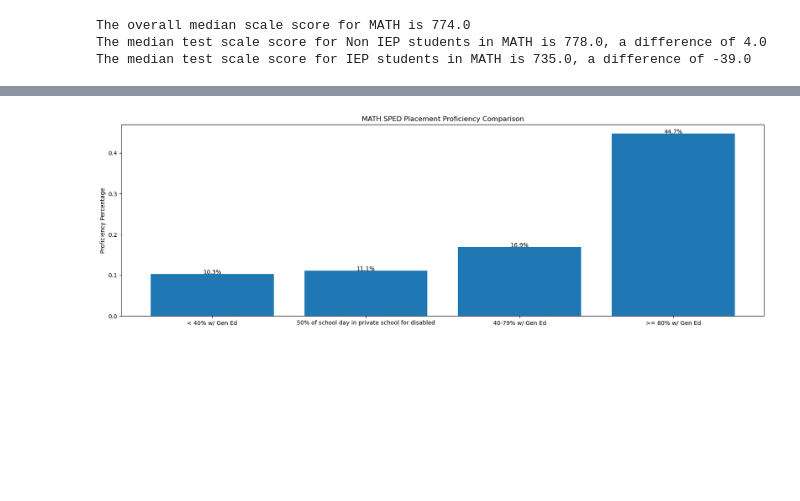
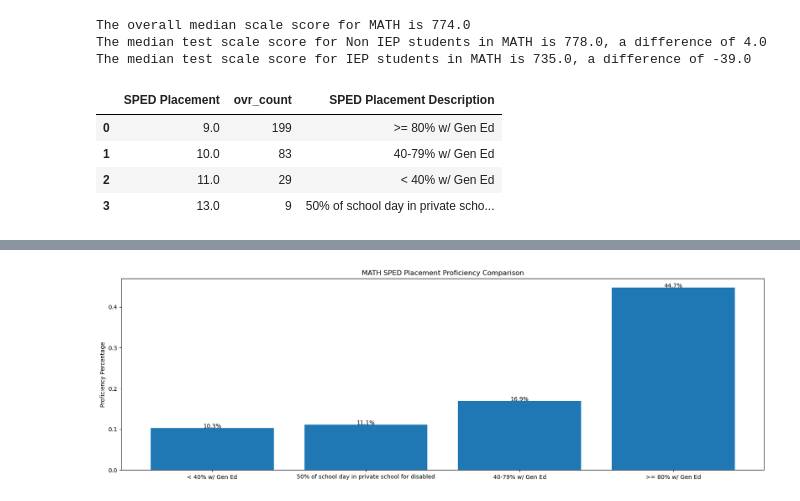
Before and after one commit to Scipio94/LEA-NJSLA-Spr-25-Analysis, a Jupyter notebook: NJSLA_Spr_25_MATH_Analysis_SPED.ipynb, the cells around one changed output, grey strips where cells are left out. Cells and saved outputs as stored; diff of their text form; code cells hidden in the pictures; blank space fills up the shorter version.

```diff
--- a/NJSLA_Spr_25_MATH_Analysis_SPED.ipynb
+++ b/NJSLA_Spr_25_MATH_Analysis_SPED.ipynb
@@ -293,7 +293,11 @@ The overall median scale score for MATH is 774.0
 The median test scale score for Non IEP students in MATH is 778.0, a difference of 4.0
 The median test scale score for IEP students in MATH is 735.0, a difference of -39.0
 # %%
-# creating dataframe for SPED placement
-sped_placement = df_math[df_math['StudentWithDisabilities']=='IEP'].groupby('SpecialEducationPlacement')['proficient'].mean().round(3).reset_index()
-sped_placement.rename(columns = {'proficient':'Proficiency %','SpecialEducationPlacement':'SPED Placement'}, inplace = True)
-sped_placement = sped_placement.sort_values(by = 'Proficiency %')
+# proficientand count totals
+sped_proficient_ct = df_math[df_math['StudentWithDisabilities']=='IEP'].groupby('SpecialEducationPlacement')['proficient'].sum().reset_index()
+sped_proficient_ct.rename(columns = {'proficient':'proficient_count','SpecialEducationPlacement':'SPED Placement'}, inplace = True)
+sped_proficient_ct = sped_proficient_ct.sort_values(by = 'SPED Placement')
+
+ovr_ct = df_math[df_math['StudentWithDisabilities']=='IEP'].groupby('SpecialEducationPlacement')['proficient'].count().reset_index()
+ovr_ct.rename(columns = {'proficient':'ovr_count','SpecialEducationPlacement':'SPED Placement'}, inplace = True)
+ovr_ct = ovr_ct.sort_values(by = 'SPED Placement')
@@ -300,3 +324,11 @@ sped_placement = sped_placement.sort_values(by = 'Proficiency %')
+# %%
+ovr_ct
+# %% [output]
+|  | SPED Placement | ovr_count | SPED Placement Description |
+| 0 | 9.0 | 199 | >= 80% w/ Gen Ed |
+| 1 | 10.0 | 83 | 40-79% w/ Gen Ed |
+| 2 | 11.0 | 29 | < 40% w/ Gen Ed |
+| 3 | 13.0 | 9 | 50% of school day in private scho... |
 # %%
 sped_placement
 # %% [output]
```
Also changed, not shown: parts of 7 cells of this notebook, 1 other file.
